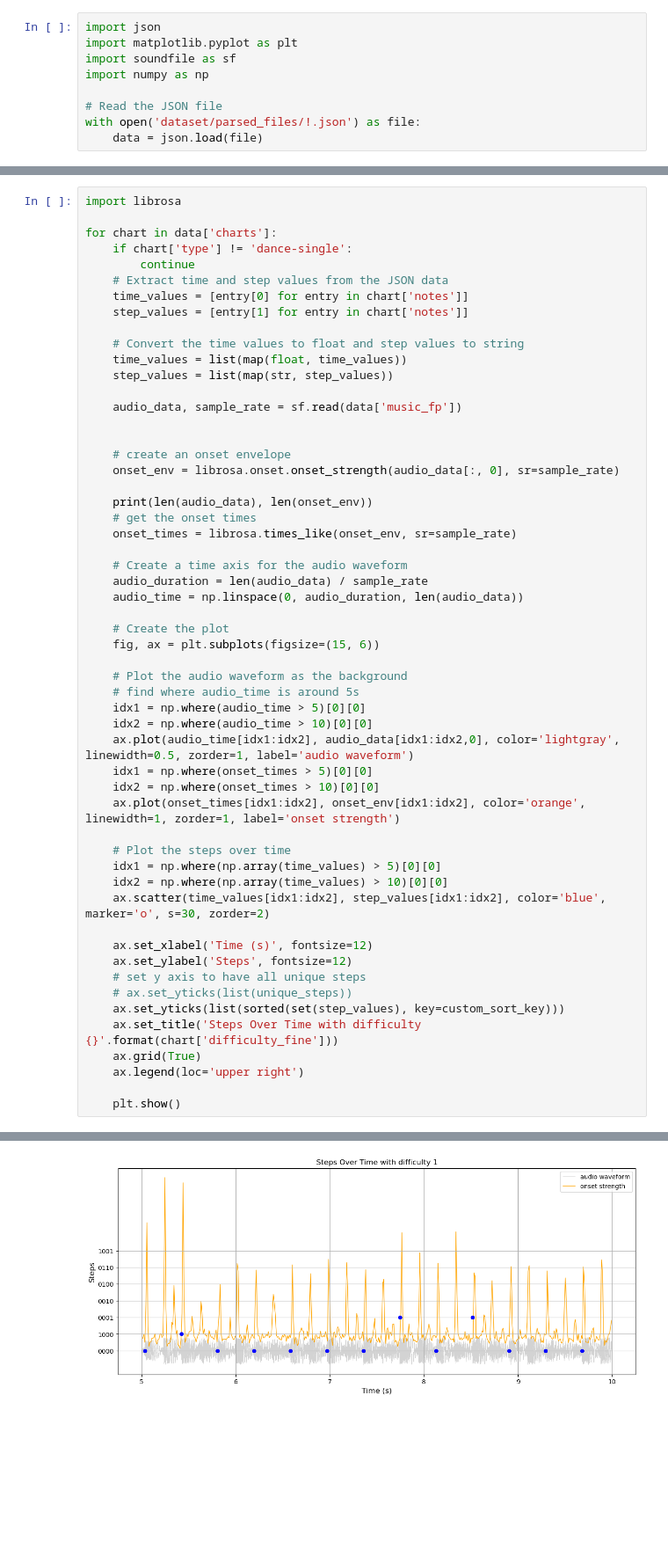
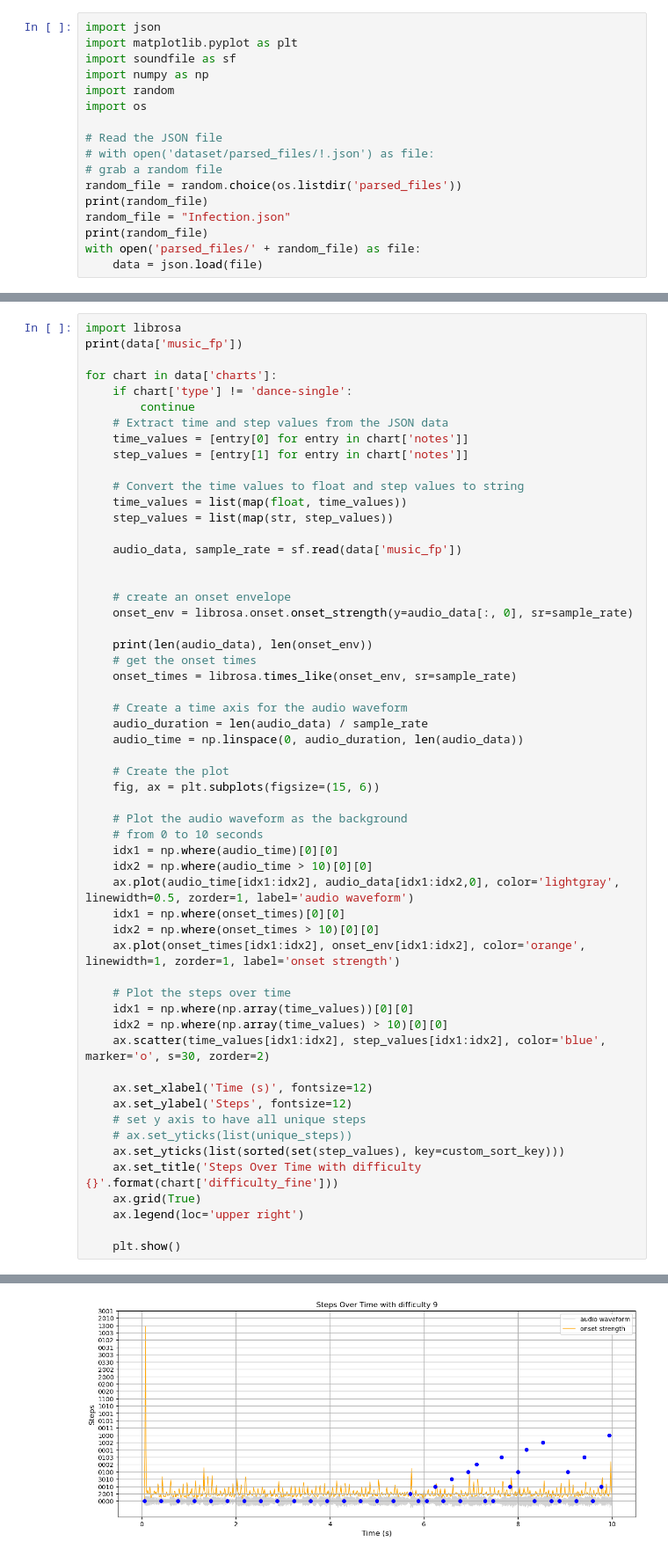
Before and after one commit to lcrosvila/GrooveGuru, a Jupyter notebook: plot_chart.ipynb, the cells around one changed output, grey strips where cells are left out. Shown at 88% size. Drawn from its saved outputs; the diff is of its cells as text; blank space fills up the shorter version.

```diff
--- a/plot_chart.ipynb
+++ b/plot_chart.ipynb
@@ -3,7 +3,15 @@ import json
 import matplotlib.pyplot as plt
 import soundfile as sf
 import numpy as np
+import random
+import os
 
 # Read the JSON file
-with open('dataset/parsed_files/!.json') as file:
+# with open('dataset/parsed_files/!.json') as file:
+# grab a random file
+random_file = random.choice(os.listdir('parsed_files'))
+print(random_file)
+random_file = "Infection.json"
+print(random_file)
+with open('parsed_files/' + random_file) as file:
     data = json.load(file)
@@ -29,6 +40,7 @@ def custom_sort_key(step):
         return (8, step)
 # %%
 import librosa
+print(data['music_fp'])
 
 for chart in data['charts']:
     if chart['type'] != 'dance-single':
@@ -45,7 +57,7 @@ for chart in data['charts']:
 
 
     # create an onset envelope
-    onset_env = librosa.onset.onset_strength(audio_data[:, 0], sr=sample_rate)
+    onset_env = librosa.onset.onset_strength(y=audio_data[:, 0], sr=sample_rate)
 
     print(len(audio_data), len(onset_env))
     # get the onset times
@@ -59,16 +71,16 @@ for chart in data['charts']:
     fig, ax = plt.subplots(figsize=(15, 6))
 
     # Plot the audio waveform as the background
-    # find where audio_time is around 5s
-    idx1 = np.where(audio_time > 5)[0][0]
+    # from 0 to 10 seconds
+    idx1 = np.where(audio_time)[0][0]
     idx2 = np.where(audio_time > 10)[0][0]
     ax.plot(audio_time[idx1:idx2], audio_data[idx1:idx2,0], color='lightgray', linewidth=0.5, zorder=1, label='audio waveform')
-    idx1 = np.where(onset_times > 5)[0][0]
+    idx1 = np.where(onset_times)[0][0]
     idx2 = np.where(onset_times > 10)[0][0]
     ax.plot(onset_times[idx1:idx2], onset_env[idx1:idx2], color='orange', linewidth=1, zorder=1, label='onset strength')
 
     # Plot the steps over time
-    idx1 = np.where(np.array(time_values) > 5)[0][0]
+    idx1 = np.where(np.array(time_values))[0][0]
     idx2 = np.where(np.array(time_values) > 10)[0][0]
     ax.scatter(time_values[idx1:idx2], step_values[idx1:idx2], color='blue', marker='o', s=30, zorder=2)
 
@@ -97 +108 @@ for chart in data['charts']:
-[figure, old version]
+[figure, new version]
```
Also changed, not shown: parts of 4 cells of this notebook, 22 other files.
